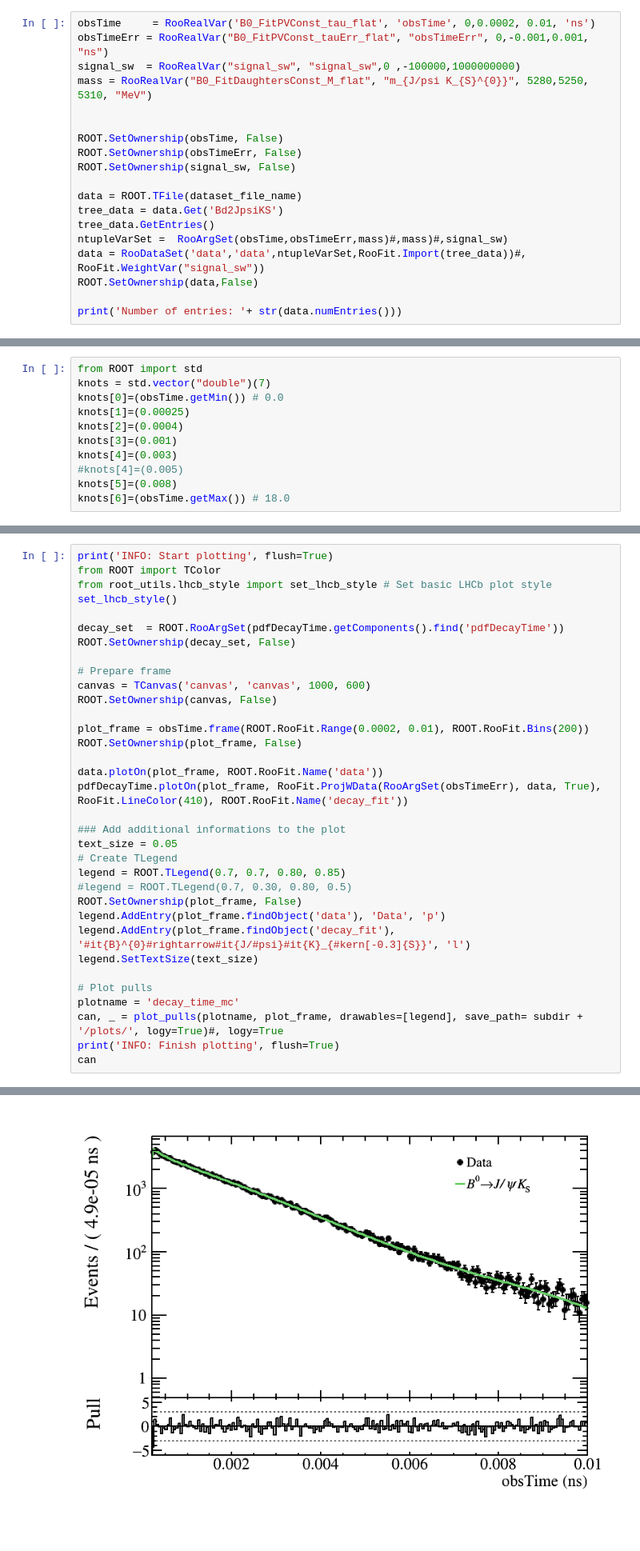
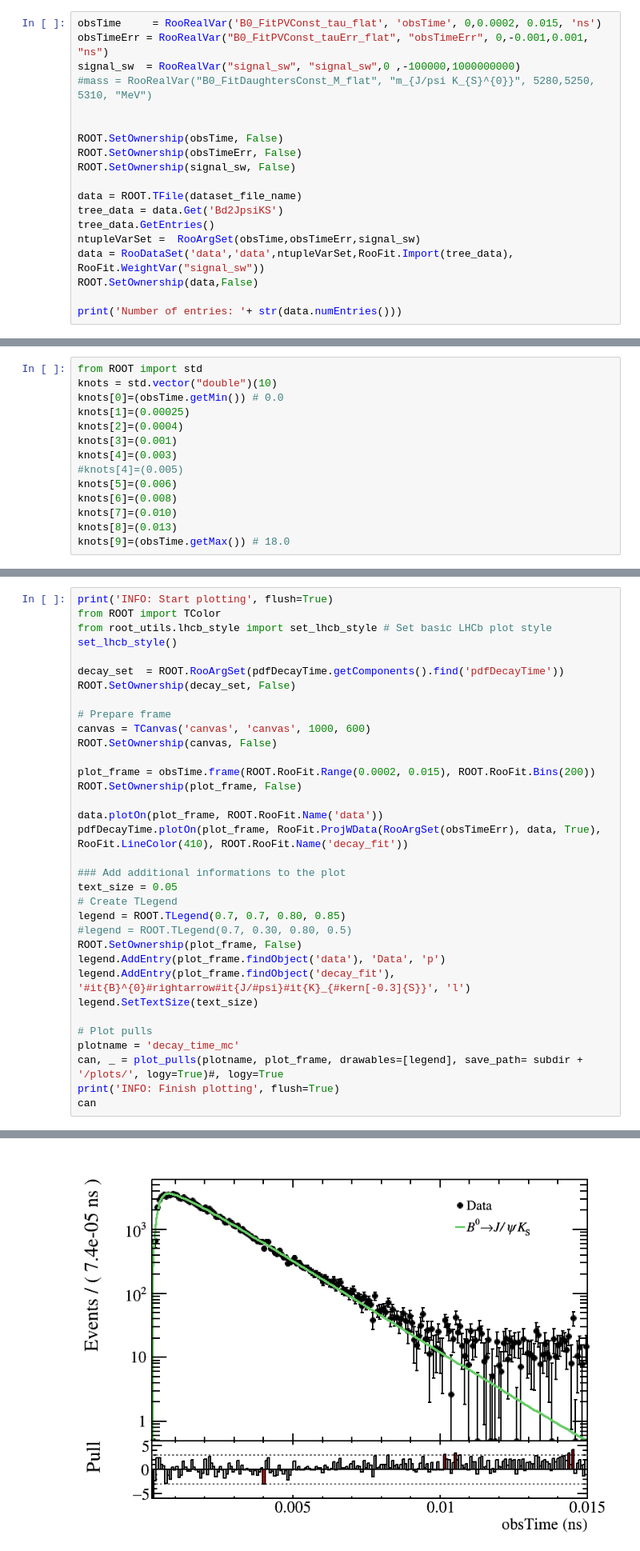
Before and after one commit to chasenberg/Masterthesis, a Jupyter notebook: notebooks/decaytime_studies/acceptance_JpsiKS_data.ipynb, the cells around one changed output, grey strips where cells are left out. Shown at 80% size. Saved outputs shown, nothing was run; the diff lists cells and outputs as text; blank space fills up the shorter version.

```diff
--- a/notebooks/decaytime_studies/acceptance_JpsiKS_data.ipynb
+++ b/notebooks/decaytime_studies/acceptance_JpsiKS_data.ipynb
@@ -55,10 +55,10 @@ ROOT.SetOwnership(dataset_file, False)
 dataset_tree = dataset_file.Get(dataset_tree_name)
 ROOT.SetOwnership(dataset_tree, False)
 # %%
-obsTime     = RooRealVar('B0_FitPVConst_tau_flat', 'obsTime', 0,0.0002, 0.01, 'ns')
+obsTime     = RooRealVar('B0_FitPVConst_tau_flat', 'obsTime', 0,0.0002, 0.015, 'ns')
 obsTimeErr = RooRealVar("B0_FitPVConst_tauErr_flat", "obsTimeErr", 0,-0.001,0.001, "ns")
 signal_sw  = RooRealVar("signal_sw", "signal_sw",0 ,-100000,1000000000)
-mass = RooRealVar("B0_FitDaughtersConst_M_flat", "m_{J/psi K_{S}^{0}}", 5280,5250, 5310, "MeV")
+#mass = RooRealVar("B0_FitDaughtersConst_M_flat", "m_{J/psi K_{S}^{0}}", 5280,5250, 5310, "MeV")
 
 
 ROOT.SetOwnership(obsTime, False)
@@ -68,8 +68,8 @@ ROOT.SetOwnership(signal_sw, False)
 data = ROOT.TFile(dataset_file_name)
 tree_data = data.Get('Bd2JpsiKS')
 tree_data.GetEntries()
-ntupleVarSet =  RooArgSet(obsTime,obsTimeErr,mass)#,mass)#,signal_sw)
-data = RooDataSet('data','data',ntupleVarSet,RooFit.Import(tree_data))#, RooFit.WeightVar("signal_sw"))
+ntupleVarSet =  RooArgSet(obsTime,obsTimeErr,signal_sw)
+data = RooDataSet('data','data',ntupleVarSet,RooFit.Import(tree_data), RooFit.WeightVar("signal_sw"))
 ROOT.SetOwnership(data,False)
 
 print('Number of entries: '+ str(data.numEntries()))
@@ -98,15 +98,18 @@ from ROOT import RooCubicSplineFun
 from ROOT import RooResolutionModel
 # %%
 from ROOT import std
-knots = std.vector("double")(7)
+knots = std.vector("double")(10)
 knots[0]=(obsTime.getMin()) # 0.0
 knots[1]=(0.00025)
 knots[2]=(0.0004)
 knots[3]=(0.001)
 knots[4]=(0.003)
 #knots[4]=(0.005)
-knots[5]=(0.008)
-knots[6]=(obsTime.getMax()) # 18.0
+knots[5]=(0.006)
+knots[6]=(0.008)
+knots[7]=(0.010)
+knots[8]=(0.013)
+knots[9]=(obsTime.getMax()) # 18.0
 # %%
 print(obsTime.getMin(),obsTime.getMax(),len(knots))
 # %% [output]
@@ -334,35 +340,35 @@ set_lhcb_style()
 decay_set  = ROOT.RooArgSet(pdfDecayTime.getComponents().find('pdfDecayTime'))
 ROOT.SetOwnership(decay_set, False)
 
 # Prepare frame
 canvas = TCanvas('canvas', 'canvas', 1000, 600)
 ROOT.SetOwnership(canvas, False)
 
-plot_frame = obsTime.frame(ROOT.RooFit.Range(0.0002, 0.01), ROOT.RooFit.Bins(200))
+plot_frame = obsTime.frame(ROOT.RooFit.Range(0.0002, 0.015), ROOT.RooFit.Bins(200))
 ROOT.SetOwnership(plot_frame, False)
 
 data.plotOn(plot_frame, ROOT.RooFit.Name('data'))
 pdfDecayTime.plotOn(plot_frame, RooFit.ProjWData(RooArgSet(obsTimeErr), data, True), RooFit.LineColor(410), ROOT.RooFit.Name('decay_fit'))
 
 ### Add additional informations to the plot
 text_size = 0.05
 # Create TLegend
 legend = ROOT.TLegend(0.7, 0.7, 0.80, 0.85)
 #legend = ROOT.TLegend(0.7, 0.30, 0.80, 0.5)
 ROOT.SetOwnership(plot_frame, False)
 legend.AddEntry(plot_frame.findObject('data'), 'Data', 'p')
 legend.AddEntry(plot_frame.findObject('decay_fit'), '#it{B}^{0}#rightarrow#it{J/#psi}#it{K}_{#kern[-0.3]{S}}', 'l')
 legend.SetTextSize(text_size)
 
 # Plot pulls
 plotname = 'decay_time_mc'
 can, _ = plot_pulls(plotname, plot_frame, drawables=[legend], save_path= subdir + '/plots/', logy=True)#, logy=True
 print('INFO: Finish plotting', flush=True)
 can
 # %% [output]
 INFO: Start plotting
 INFO: Finish plotting
-[figure, old version]
+[figure, new version]
 # %% [markdown]
 ## Plotting Acceptance
 # %%
```
Also changed, not shown: parts of 6 cells of this notebook.
